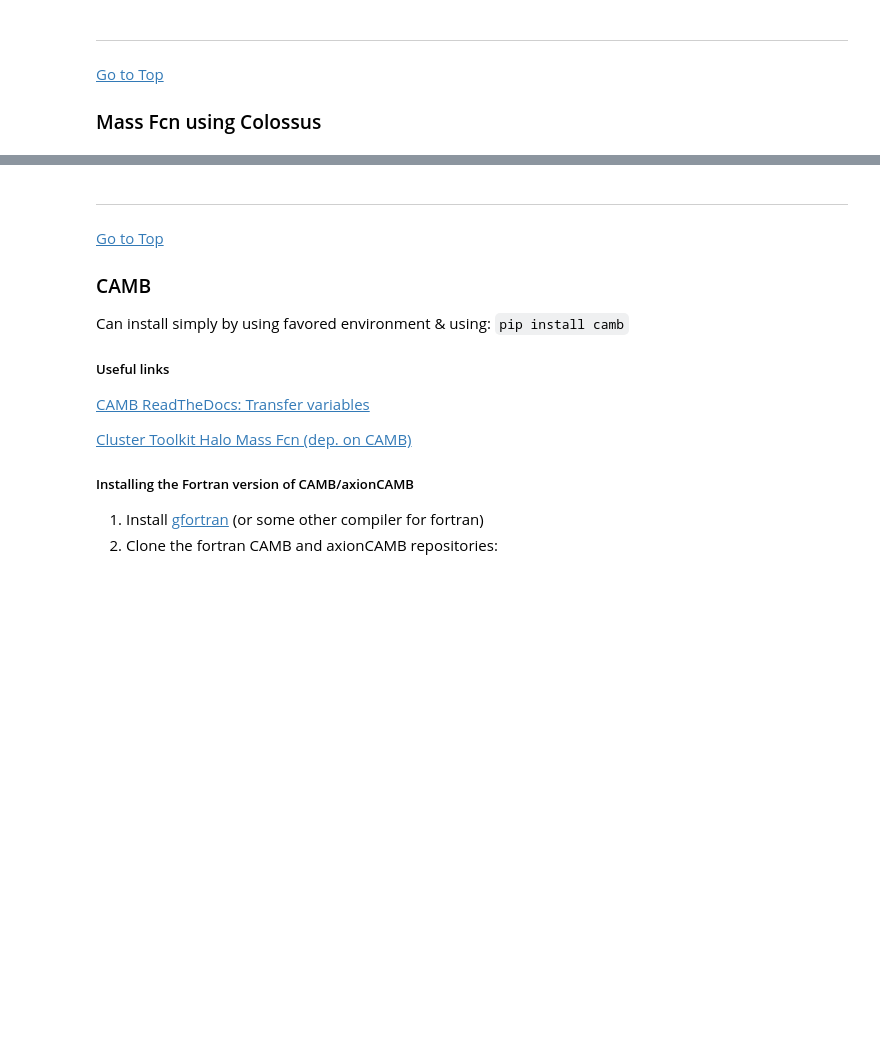
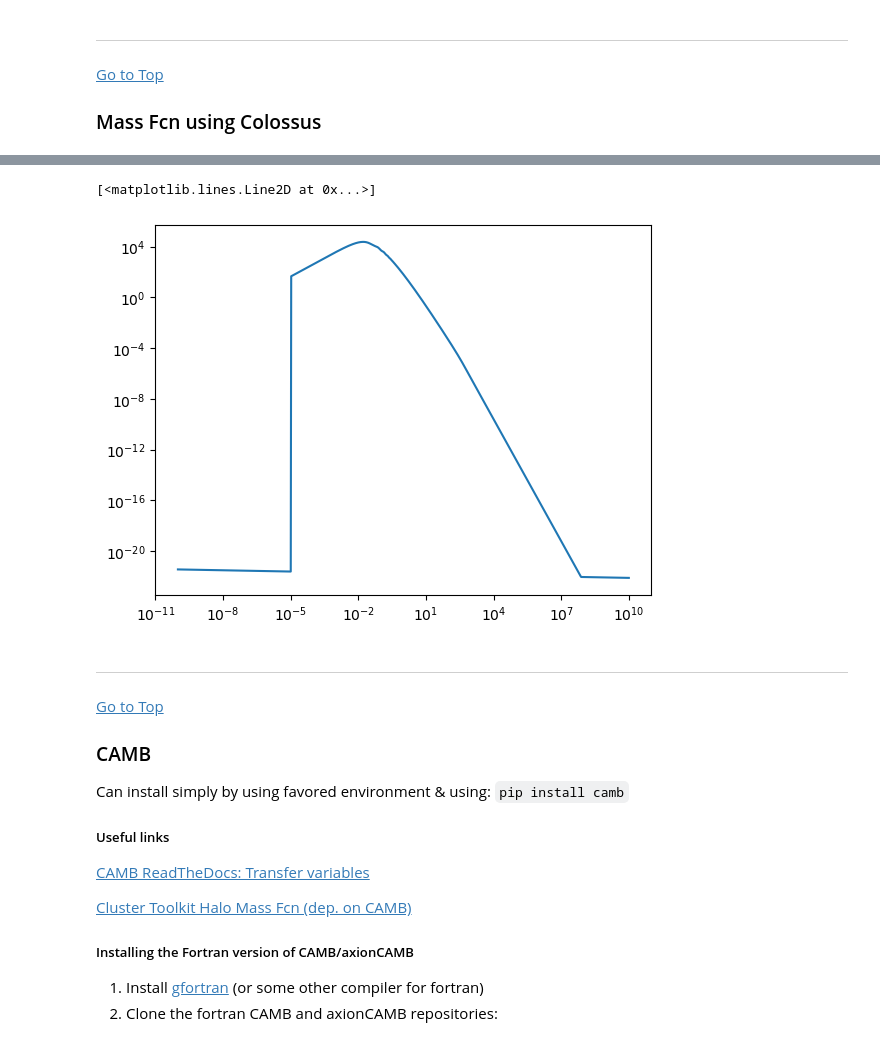
Before and after one commit to xboluna/Research, a Jupyter notebook: multicompDM/MulticomponentDMNotebook.ipynb, the cells around one changed output, grey strips where cells are left out. Cells and saved outputs as stored; diff of their text form; code cells hidden in the pictures; blank space fills up the shorter version.

```diff
--- a/multicompDM/MulticomponentDMNotebook.ipynb
+++ b/multicompDM/MulticomponentDMNotebook.ipynb
@@ -189,0 +187,9 @@ Cosmology "planck15"
+# %%
+transfer_fcn = cosmology.power_spectrum.powerSpectrum
+
+k = np.logspace(-10,10,1000)
+
+tf = transfer_fcn(k, model = 'camb', cosmo = cosmology.getCurrent(), output='ps')
+
+plt.loglog(k, tf)
+# %% [output]
@@ -190,3 +197,5 @@ Cosmology "planck15"
+[<matplotlib.lines.Line2D at 0x...>]
+[figure, added]
 # %% [markdown]
 ---
 
```
Also changed, not shown: parts of 3 cells of this notebook, 8 other files.
